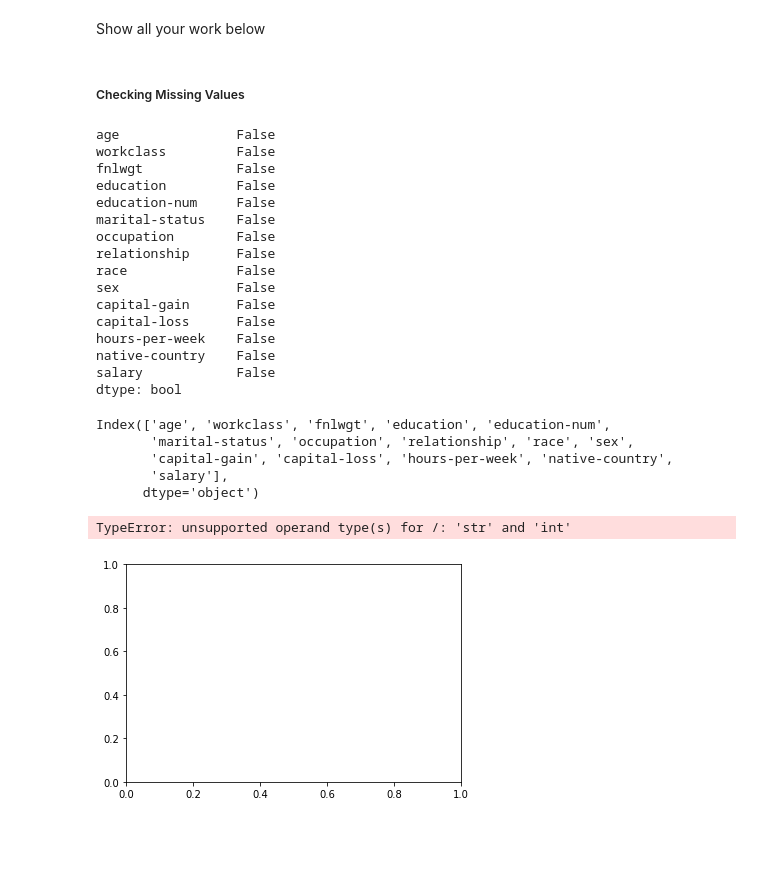
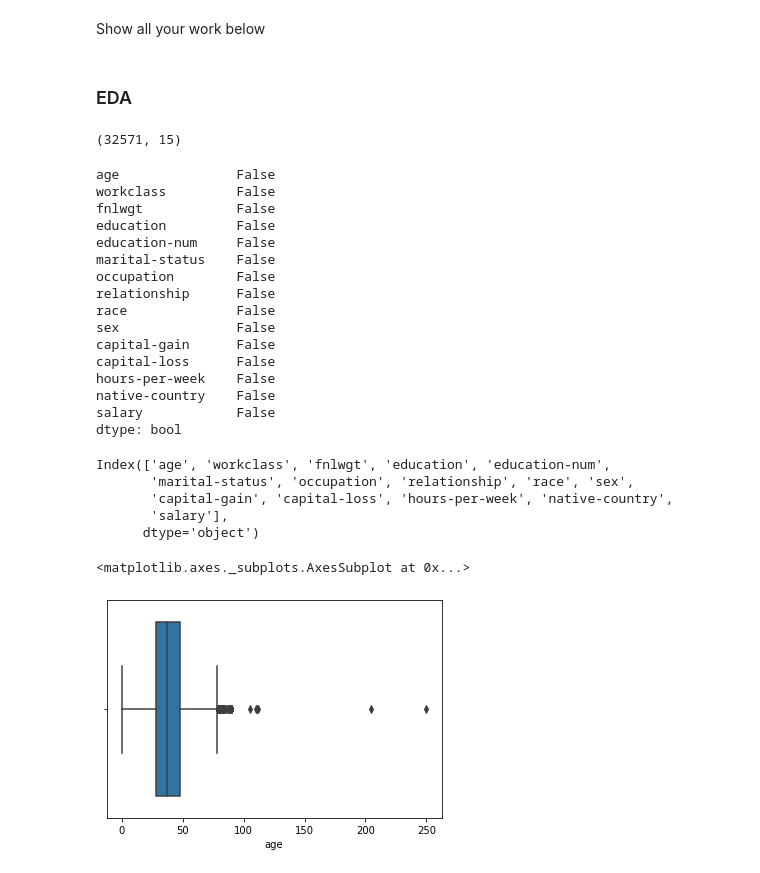
Before and after one commit to Arx1971/Predict-Person-Yearly-Salary, a Jupyter notebook: FinalProject_Spring2020.ipynb, the cells around one changed output. Drawn from its saved outputs; the diff is of its cells as text; code cells hidden in the pictures; blank space fills up the shorter version.

```diff
--- a/FinalProject_Spring2020.ipynb
+++ b/FinalProject_Spring2020.ipynb
@@ -108,28 +111,30 @@ df.descri
 ### Good Luck !!!
 # %% [markdown]
 Show all your work below
-# %% [markdown]
-##### Checking Missing Values
+# %% [markdown]
+### EDA
 # %%
+print(df.shape)
 df.dropna(inplace=True)
 df.isnull().any()
 # %% [output]
-age               False
-workclass         False
-fnlwgt            False
-education         False
-education-num     False
-marital-status    False
-occupation        False
-relationship      False
-race              False
-sex               False
-capital-gain      False
-capital-loss      False
-hours-per-week    False
-native-country    False
-salary            False
-dtype: bool
+(32571, 15)
+age               False
+workclass         False
+fnlwgt            False
+education         False
+education-num     False
+marital-status    False
+occupation        False
+relationship      False
+race              False
+sex               False
+capital-gain      False
+capital-loss      False
+hours-per-week    False
+native-country    False
+salary            False
+dtype: bool
 # %%
 df.columns
 # %% [output]
@@ -141,5 +155,5 @@ Index(['age', 'workclass', 'fnlwgt', 'education', 'education-num',
 # %%
-sns.boxplot(df['workclass'])
+sns.boxplot(df["age"])
 # %% [output]
-TypeError: unsupported operand type(s) for /: 'str' and 'int'
+<matplotlib.axes._subplots.AxesSubplot at 0x...>
-[figure, old version]
+[figure, new version]
```
Also changed, not shown: parts of 7 cells of this notebook.
